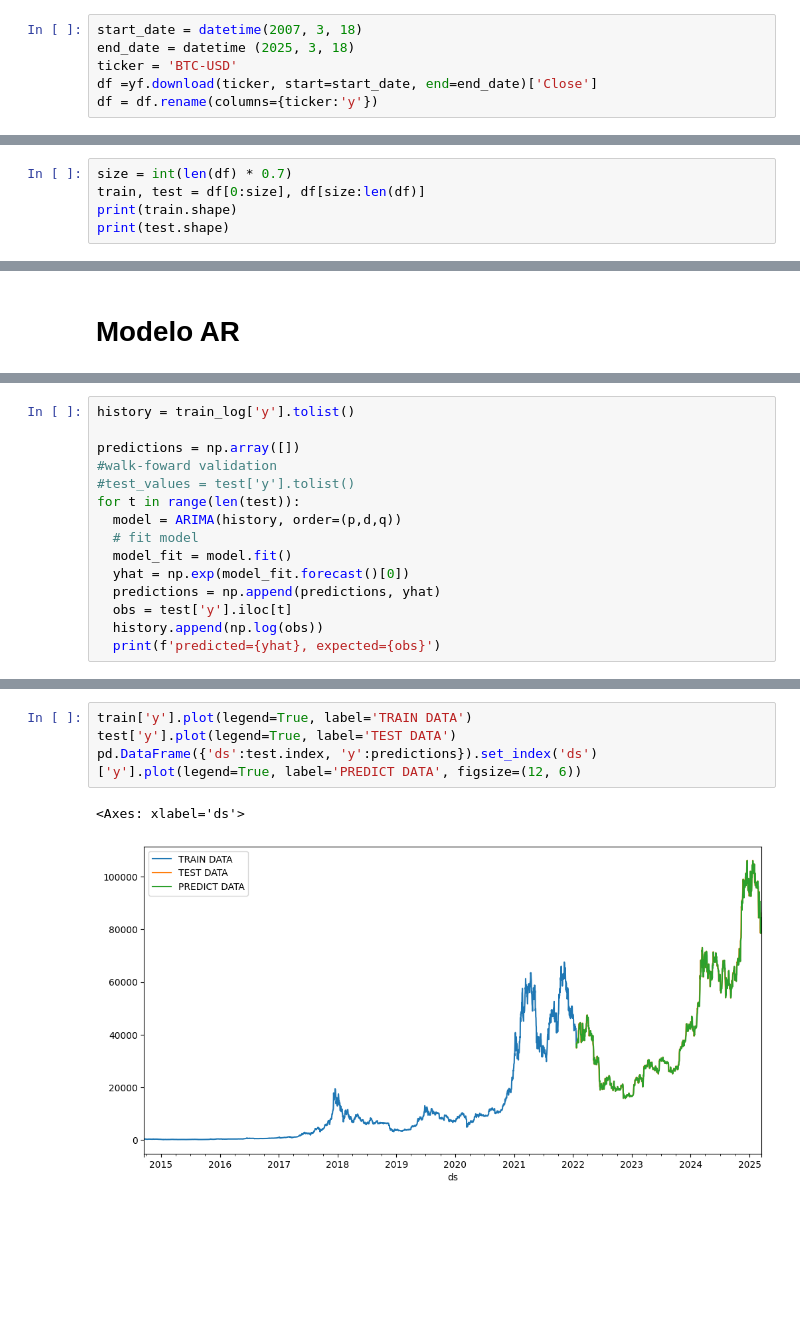
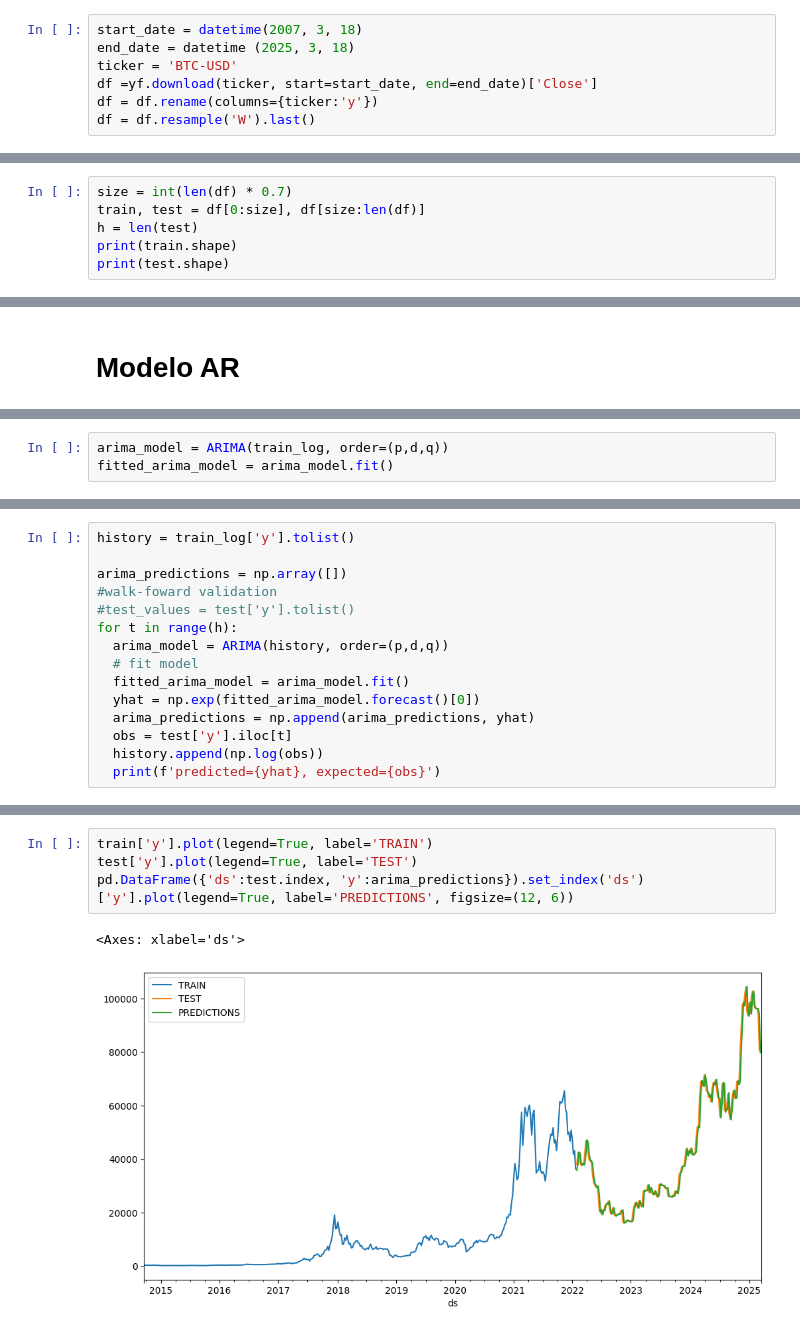
Before and after one commit to MariaGabrielaAlvesZuppardo/SeriesTemporaisCin, a Jupyter notebook: Lista_de_Exercicio_ARIMA.ipynb, the cells around one changed output, grey strips where cells are left out. Saved outputs shown, nothing was run; the diff lists cells and outputs as text; blank space fills up the shorter version.

```diff
--- a/Lista_de_Exercicio_ARIMA.ipynb
+++ b/Lista_de_Exercicio_ARIMA.ipynb
@@ -66,6 +65,7 @@ end_date = datetime (2025, 3, 18)
 ticker = 'BTC-USD'
 df =yf.download(ticker, start=start_date, end=end_date)['Close']
 df = df.rename(columns={ticker:'y'})
+df = df.resample('W').last()
 # %% [output]
 YF.download() has changed argument auto_adjust default to True
 [*********************100%***********************]  1 of 1 completed
@@ -96,6 +96,7 @@ df.plot()
 # %%
 size = int(len(df) * 0.7)
 train, test = df[0:size], df[size:len(df)]
+h = len(test)
 print(train.shape)
 print(test.shape)
 # %% [output]
@@ -356,0 +368,3 @@ Data has no unit root and is stationary
+# %%
+arima_model = ARIMA(train_log, order=(p,d,q))
+fitted_arima_model = arima_model.fit()
@@ -357,15 +422,15 @@ Data has no unit root and is stationary
 # %%
 history = train_log['y'].tolist()
 
-predictions = np.array([])
+arima_predictions = np.array([])
 #walk-foward validation
 #test_values = test['y'].tolist()
-for t in range(len(test)):
-  model = ARIMA(history, order=(p,d,q))
+for t in range(h):
+  arima_model = ARIMA(history, order=(p,d,q))
   # fit model
-  model_fit = model.fit()
-  yhat = np.exp(model_fit.forecast()[0])
-  predictions = np.append(predictions, yhat)
+  fitted_arima_model = arima_model.fit()
+  yhat = np.exp(fitted_arima_model.forecast()[0])
+  arima_predictions = np.append(arima_predictions, yhat)
   obs = test['y'].iloc[t]
   history.append(np.log(obs))
   print(f'predicted={yhat}, expected={obs}')
@@ -511,7 +517,7 @@ SMAPE: 1.9348935691102136
 # %%
-train['y'].plot(legend=True, label='TRAIN DATA')
-test['y'].plot(legend=True, label='TEST DATA')
-pd.DataFrame({'ds':test.index, 'y':predictions}).set_index('ds')['y'].plot(legend=True, label='PREDICT DATA', figsize=(12, 6))
+train['y'].plot(legend=True, label='TRAIN')
+test['y'].plot(legend=True, label='TEST')
+pd.DataFrame({'ds':test.index, 'y':arima_predictions}).set_index('ds')['y'].plot(legend=True, label='PREDICTIONS', figsize=(12, 6))
 # %% [output]
 <Axes: xlabel='ds'>
-[figure, old version]
+[figure, new version]
```
Also changed, not shown: parts of 53 cells of this notebook.
